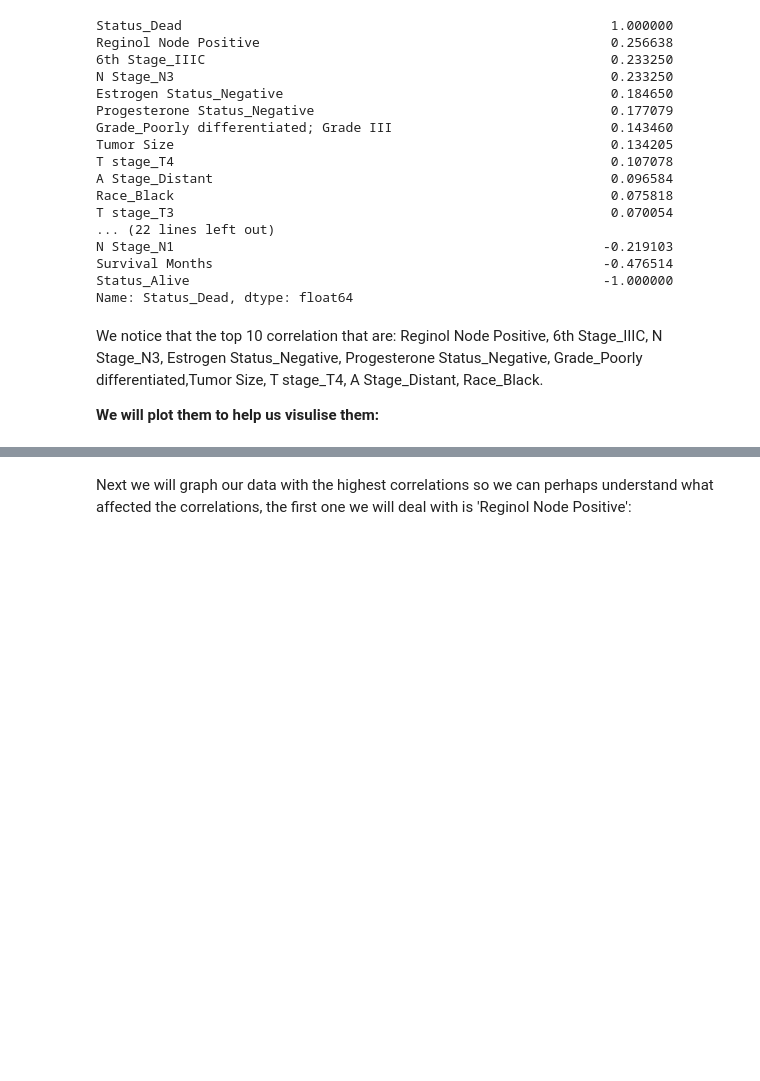
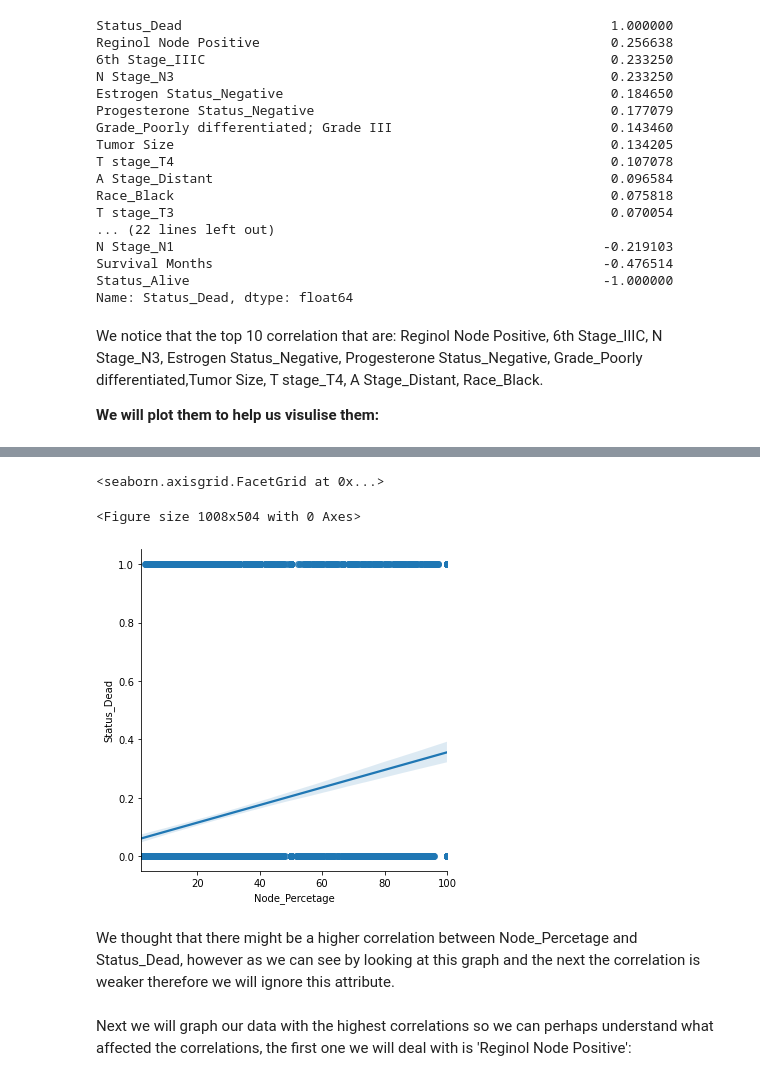
Before and after one commit to MayaHayat/BreastCancer_Classification, a Jupyter notebook: Breast Cancer.ipynb, the cells around one changed output, grey strips where cells are left out. Cells and saved outputs as stored; diff of their text form; code cells hidden in the pictures; blank space fills up the shorter version.

```diff
--- a/Breast Cancer.ipynb
+++ b/Breast Cancer.ipynb
@@ -380 +398,4 @@ df_status
 4024 rows × 16 columns
+# %%
+df_percentage = df_status
+df_percentage
@@ -380,0 +418,4 @@ df_status
+# %%
+sum_column = df["Reginol Node Positive"] / df["Regional Node Examined"] *100
+df_percentage["Node_Percetage"] = sum_column
+print(df_percentage)
@@ -381,3 +456,12 @@ df_status
+# %%
+plt.figure(figsize=(14, 7))
+sns.lmplot(x="Node_Percetage", y="Status_Dead", data=df_percentage)
+# %% [output]
+<seaborn.axisgrid.FacetGrid at 0x...>
+<Figure size 1008x504 with 0 Axes>
+[figure, added]
+# %% [markdown]
+We thought that there might be a higher correlation between Node_Percetage and Status_Dead, however as we can see by looking at this graph and the next the correlation is weaker therefore we will ignore this attribute.
 # %% [markdown]
 Next we will graph our data with the highest correlations so we can perhaps understand what affected the correlations, the first one we will deal with is 'Reginol Node Positive':
 # %%
```
Also changed, not shown: parts of 63 cells of this notebook.
